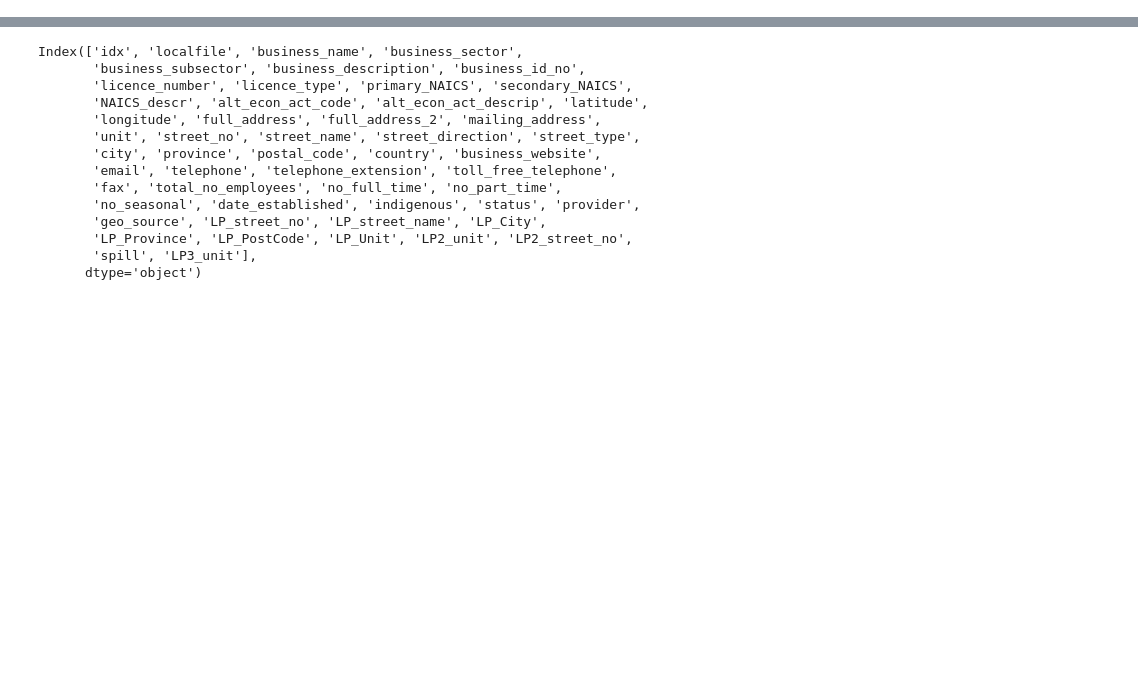
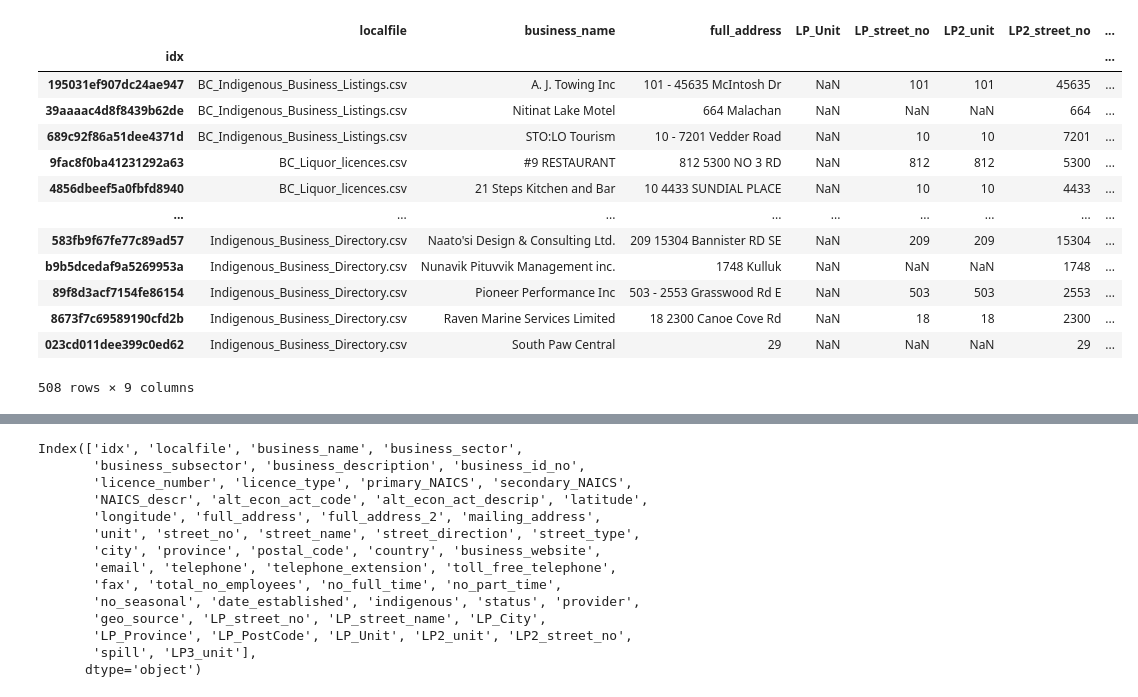
Before and after one commit to smlum/ODBiz, a Jupyter notebook: 4-Parsing/custom_parsing_data/post_parsed_data_viewing.ipynb, the cells around one changed output, grey strips where cells are left out. Drawn from its saved outputs; the diff is of its cells as text; code cells hidden in the pictures; blank space fills up the shorter version.

```diff
--- a/4-Parsing/custom_parsing_data/post_parsed_data_viewing.ipynb
+++ b/4-Parsing/custom_parsing_data/post_parsed_data_viewing.ipynb
@@ -25,0 +73,10 @@ df has 803658 rows
+# %%
+# Double check Victoria # It is parsed correctly!
+pd.options.display.max_columns = None
+drows = 7108
+pd.options.display.max_rows = drows
+vic_df = df[df['localfile'] == 'BC_Victoria_Business_Licences.csv'].copy()
+# vic_df = vic_df.fillna('')
+street_no_has_letter = vic_df['LP2_street_no'].str.contains(r'\D', na = False)
+street_no_na = vic_df['street_no'].isna()
+vic_df.loc[street_no_na,['idx', 'full_address', 'LP2_unit', 'LP2_street_no', 'LP_street_name', 'unit', 'street_no']]
@@ -26 +121,39 @@ df has 803658 rows
+# %%
+# Check entries to see if LP parsed them correctly after removing spaces adjacent to dashes
+new_df = df.copy()
+new_df = new_df.set_index('idx')
+
+txt_idxs_file = 'incorrectly_parsed_idxs.txt'
+txt_idxs_file = '/home/jovyan/ODBiz/4-Parsing/double_check/check_idxs.txt'
+with open(txt_idxs_file) as fp:
+    idxs = fp.readlines()
+    idxs = [line.rstrip() for line in idxs]
+
+# idxs = ''
+
+# result_df = new_df.loc[idxs].copy()
+# rows = result_df.shape[0]
+# print(f'Found {rows} results')
+
+pd.options.display.max_columns = None
+drows = 100
+pd.options.display.max_rows = drows
+display(new_df.loc[idxs, ['localfile', 'business_name', 'full_address',
+'LP_Unit', 'LP_street_no', 'LP2_unit', 'LP2_street_no', 'LP_street_name', 'postal_code',
+]])
+# %% [output]
+|  | localfile | business_name | full_address | LP_Unit | LP_street_no | LP2_unit | LP2_street_no | ... |
+| idx |  |  |  |  |  |  |  | ... |
+| 195031ef907dc24ae947 | BC_Indigenous_Business_Listings.csv | A. J. Towing Inc | 101 - 45635 McIntosh Dr | NaN | 101 | 101 | 45635 | ... |
+| 39aaaac4d8f8439b62de | BC_Indigenous_Business_Listings.csv | Nitinat Lake Motel | 664 Malachan | NaN | NaN | NaN | 664 | ... |
+| 689c92f86a51dee4371d | BC_Indigenous_Business_Listings.csv | STO:LO Tourism | 10 - 7201 Vedder Road | NaN | 10 | 10 | 7201 | ... |
+| 9fac8f0ba41231292a63 | BC_Liquor_licences.csv | #9 RESTAURANT | 812 5300 NO 3 RD | NaN | 812 | 812 | 5300 | ... |
+| 4856dbeef5a0fbfd8940 | BC_Liquor_licences.csv | 21 Steps Kitchen and Bar | 10 4433 SUNDIAL PLACE | NaN | 10 | 10 | 4433 | ... |
+| ... | ... | ... | ... | ... | ... | ... | ... | ... |
+| 583fb9f67fe77c89ad57 | Indigenous_Business_Directory.csv | Naato'si Design & Consulting Ltd. | 209 15304 Bannister RD SE | NaN | 209 | 209 | 15304 | ... |
+| b9b5dcedaf9a5269953a | Indigenous_Business_Directory.csv | Nunavik Pituvvik Management inc. | 1748 Kulluk | NaN | NaN | NaN | 1748 | ... |
+| 89f8d3acf7154fe86154 | Indigenous_Business_Directory.csv | Pioneer Performance Inc | 503 - 2553 Grasswood Rd E | NaN | 503 | 503 | 2553 | ... |
+| 8673f7c69589190cfd2b | Indigenous_Business_Directory.csv | Raven Marine Services Limited | 18 2300 Canoe Cove Rd | NaN | 18 | 18 | 2300 | ... |
+| 023cd011dee399c0ed62 | Indigenous_Business_Directory.csv | South Paw Central | 29 | NaN | NaN | NaN | 29 | ... |
+508 rows × 9 columns
 # %%
```
Also changed, not shown: parts of 9 cells of this notebook, 1 other file.
